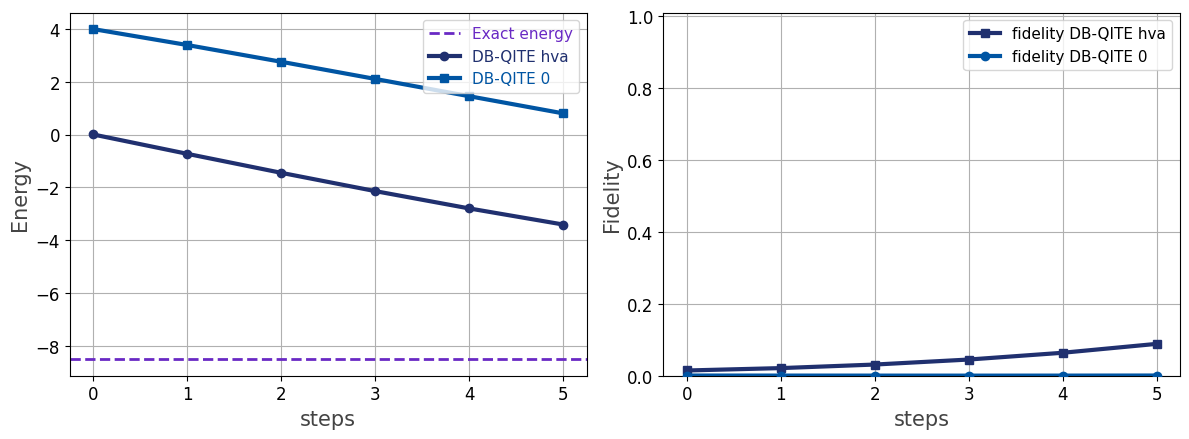
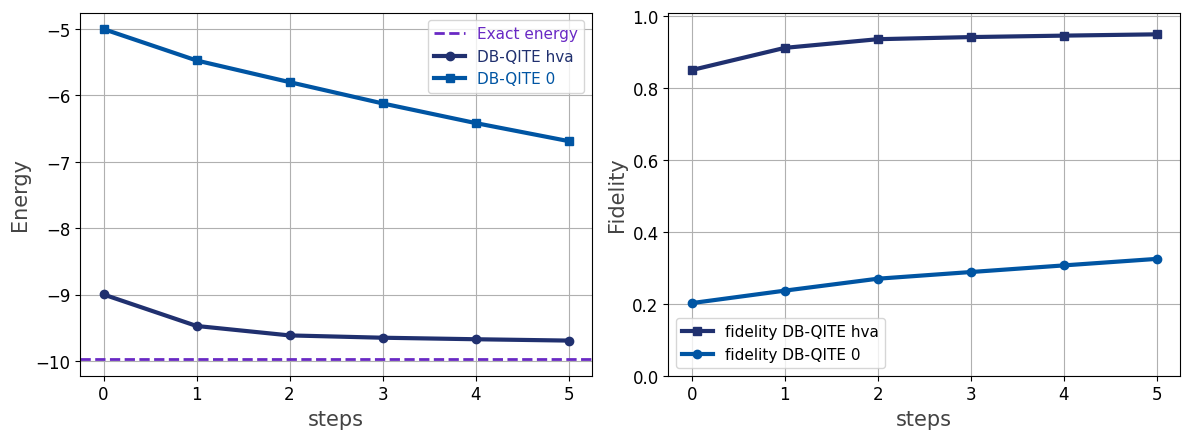
Unified diff of the notebook cell whose output changed from the first chart to the second:
--- before
+++ after
@@ -1,8 +1,4 @@
 import matplotlib.pyplot as plt
 import numpy as np
-
-fidelities_hva = [fidelity_pure(psigs, results[0]['statevectors'][k].reshape(-1,1)) for k in range(steps+1)]
-fidelities_0 = [fidelity_pure(psigs, results[1]['statevectors'][k].reshape(-1,1)) for k in range(steps+1)]
-
 fig, (ax1, ax2) = plt.subplots(1, 2, figsize=(12, 4.5))
 
@@ -11,6 +7,6 @@
 ax1.set_ylabel('Energy', fontsize=15, color='#444444')
 ax1.axhline(y=E_gs, color='#6929C4', linestyle='--', linewidth=2, label='Exact energy')
-ax1.plot(range(steps+1), results[0]['optimal_energies'], c='#20306f', marker='o', linestyle='solid', linewidth=3, zorder=3, label='DB-QITE hva')
-ax1.plot(range(steps+1), results[1]['optimal_energies'], c='#0055a3', marker='s', linestyle='solid', linewidth=3, zorder=3, label='DB-QITE 0')
+ax1.plot(range(steps+1), results['hva']['optimal_energies'], c='#20306f', marker='o', linestyle='solid', linewidth=3, zorder=3, label='DB-QITE hva')
+ax1.plot(range(steps+1), results['0']['optimal_energies'], c='#0055a3', marker='s', linestyle='solid', linewidth=3, zorder=3, label='DB-QITE 0')
 ax1.legend(fontsize=11, labelcolor='linecolor')
 ax1.tick_params(axis='both', labelsize=12)
@@ -20,6 +16,6 @@
 ax2.set_xlabel('steps', fontsize=15, color='#444444')
 ax2.set_ylabel('Fidelity', fontsize=15, color='#444444')
-ax2.plot(range(steps+1), fidelities_hva, c='#20306f', marker='s', linestyle='solid', linewidth=3, zorder=3, label='fidelity DB-QITE hva')
-ax2.plot(range(steps+1), fidelities_0, c='#0055a3', marker='o', linestyle='solid', linewidth=3, zorder=3, label='fidelity DB-QITE 0')
+ax2.plot(range(steps+1), results['hva']['fidelities'], c='#20306f', marker='s', linestyle='solid', linewidth=3, zorder=3, label='fidelity DB-QITE hva')
+ax2.plot(range(steps+1), results['0']['fidelities'], c='#0055a3', marker='o', linestyle='solid', linewidth=3, zorder=3, label='fidelity DB-QITE 0')
 ax2.set_ylim(0.0, 1.01)
 ax2.legend(fontsize=11)

Commit: started working on heisenber